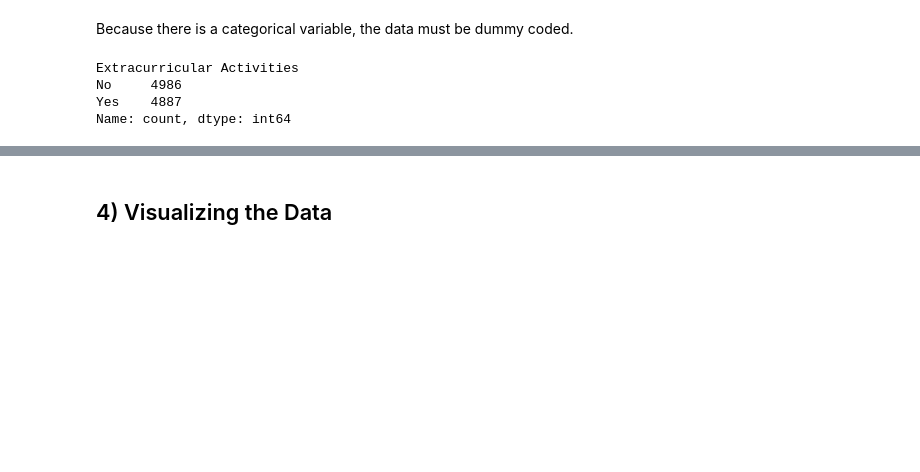
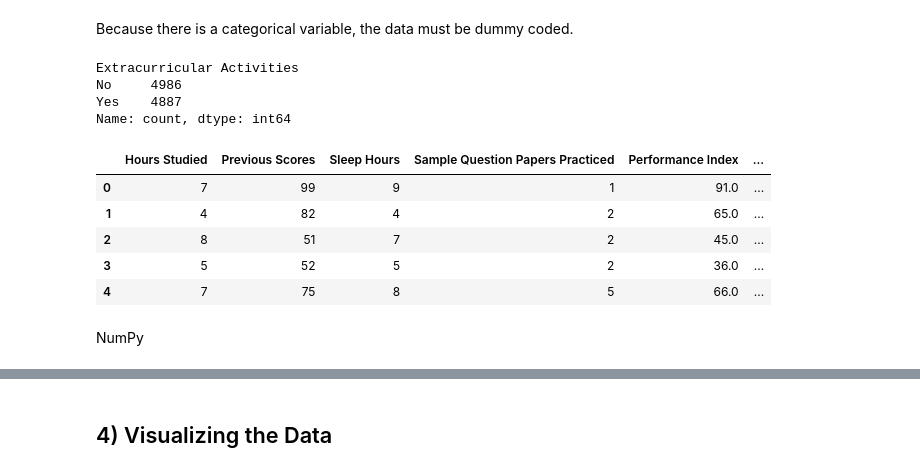
Before and after one commit to add0794/ordinary-least-squares-gradient-descent, a Jupyter notebook: jupyter.ipynb, the cells around one changed output, grey strips where cells are left out. Saved outputs shown, nothing was run; the diff lists cells and outputs as text; code cells hidden in the pictures; blank space fills up the shorter version.

```diff
--- a/jupyter.ipynb
+++ b/jupyter.ipynb
@@ -275,3 +286,13 @@ Extracurricular Activities
 No     4986
 Yes    4887
 Name: count, dtype: int64
+# %%
+updated_data = pd.get_dummies(raw_data, columns=['Extracurricular Activities'], dtype=int)
+updated_data.head()
+# %% [output]
+|  | Hours Studied | Previous Scores | Sleep Hours | Sample Question Papers Practiced | Performance Index | ... |
+| 0 | 7 | 99 | 9 | 1 | 91.0 | ... |
+| 1 | 4 | 82 | 4 | 2 | 65.0 | ... |
+| 2 | 8 | 51 | 7 | 2 | 45.0 | ... |
+| 3 | 5 | 52 | 5 | 2 | 36.0 | ... |
+| 4 | 7 | 75 | 8 | 5 | 66.0 | ... |
@@ -277,0 +305,2 @@ Name: count, dtype: int64
+# %% [markdown]
+NumPy
```
Also changed, not shown: parts of 30 cells of this notebook, 1 other file.
